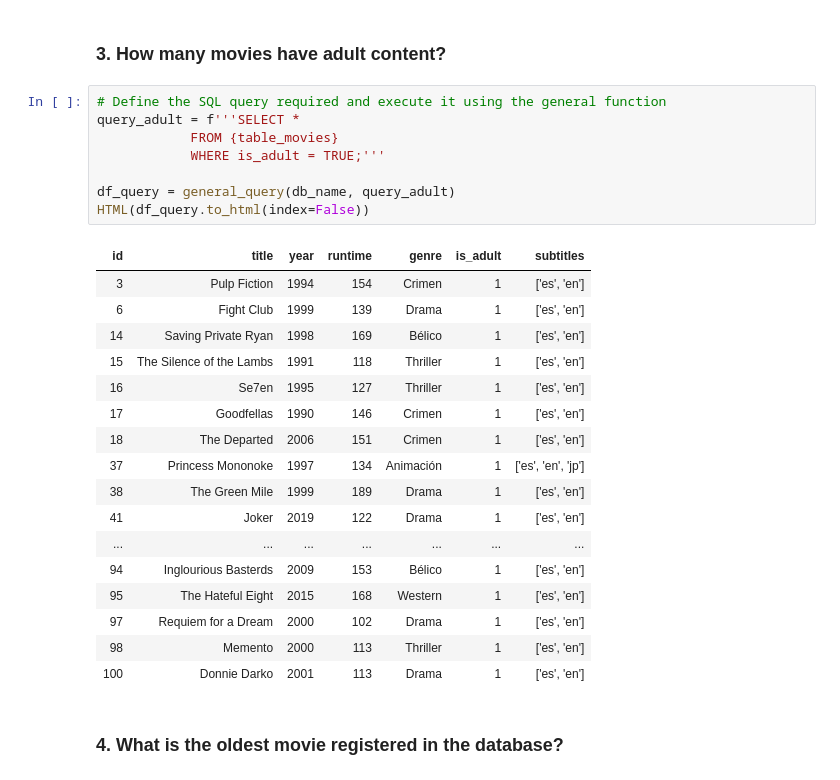
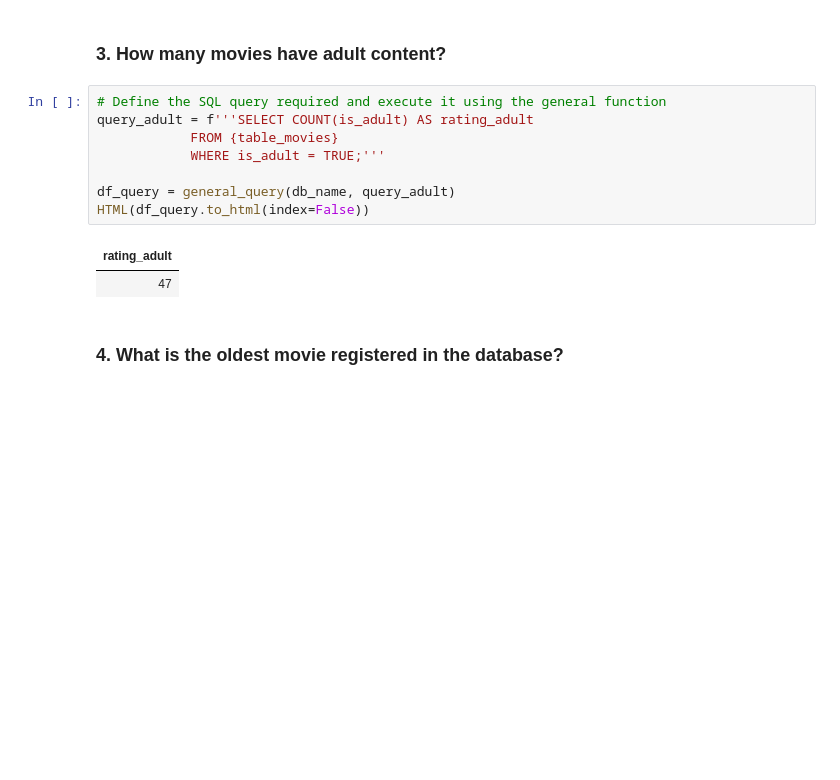
Before and after one commit to Adalab/bda-modulo-2-evaluacion-final-MATC-90, a Jupyter notebook: Final_Exercise_SQL_python.ipynb, the cells around one changed output. Drawn from its saved outputs; the diff is of its cells as text; blank space fills up the shorter version.

Commit message:
Some changes in second query and comments

```diff
--- a/Final_Exercise_SQL_python.ipynb
+++ b/Final_Exercise_SQL_python.ipynb
@@ -432,30 +442,15 @@ HTML(df_query.to_html(index=False))
 ### 3. How many movies have adult content?
 # %%
 # Define the SQL query required and execute it using the general function
-query_adult = f'''SELECT *
+query_adult = f'''SELECT COUNT(is_adult) AS rating_adult
             FROM {table_movies}
             WHERE is_adult = TRUE;'''
 
 df_query = general_query(db_name, query_adult)
 HTML(df_query.to_html(index=False))
 # %% [output]
-| id | title | year | runtime | genre | is_adult | subtitles |
-| 3 | Pulp Fiction | 1994 | 154 | Crimen | 1 | ['es', 'en'] |
-| 6 | Fight Club | 1999 | 139 | Drama | 1 | ['es', 'en'] |
-| 14 | Saving Private Ryan | 1998 | 169 | Bélico | 1 | ['es', 'en'] |
-| 15 | The Silence of the Lambs | 1991 | 118 | Thriller | 1 | ['es', 'en'] |
-| 16 | Se7en | 1995 | 127 | Thriller | 1 | ['es', 'en'] |
-| 17 | Goodfellas | 1990 | 146 | Crimen | 1 | ['es', 'en'] |
-| 18 | The Departed | 2006 | 151 | Crimen | 1 | ['es', 'en'] |
-| 37 | Princess Mononoke | 1997 | 134 | Animación | 1 | ['es', 'en', 'jp'] |
-| 38 | The Green Mile | 1999 | 189 | Drama | 1 | ['es', 'en'] |
-| 41 | Joker | 2019 | 122 | Drama | 1 | ['es', 'en'] |
-| ... | ... | ... | ... | ... | ... | ... |
-| 94 | Inglourious Basterds | 2009 | 153 | Bélico | 1 | ['es', 'en'] |
-| 95 | The Hateful Eight | 2015 | 168 | Western | 1 | ['es', 'en'] |
-| 97 | Requiem for a Dream | 2000 | 102 | Drama | 1 | ['es', 'en'] |
-| 98 | Memento | 2000 | 113 | Thriller | 1 | ['es', 'en'] |
-| 100 | Donnie Darko | 2001 | 113 | Drama | 1 | ['es', 'en'] |
+| rating_adult |
+| 47 |
 # %% [markdown]
 ### 4. What is the oldest movie registered in the database?
 # %%
```
Also changed, not shown: parts of 18 cells of this notebook.
